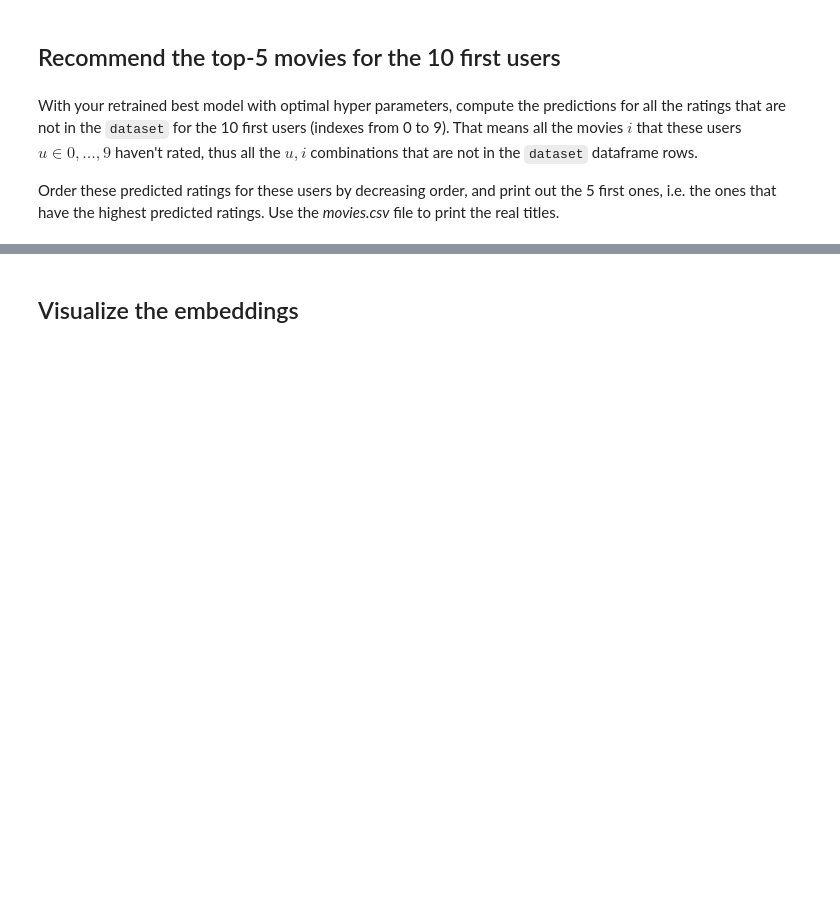
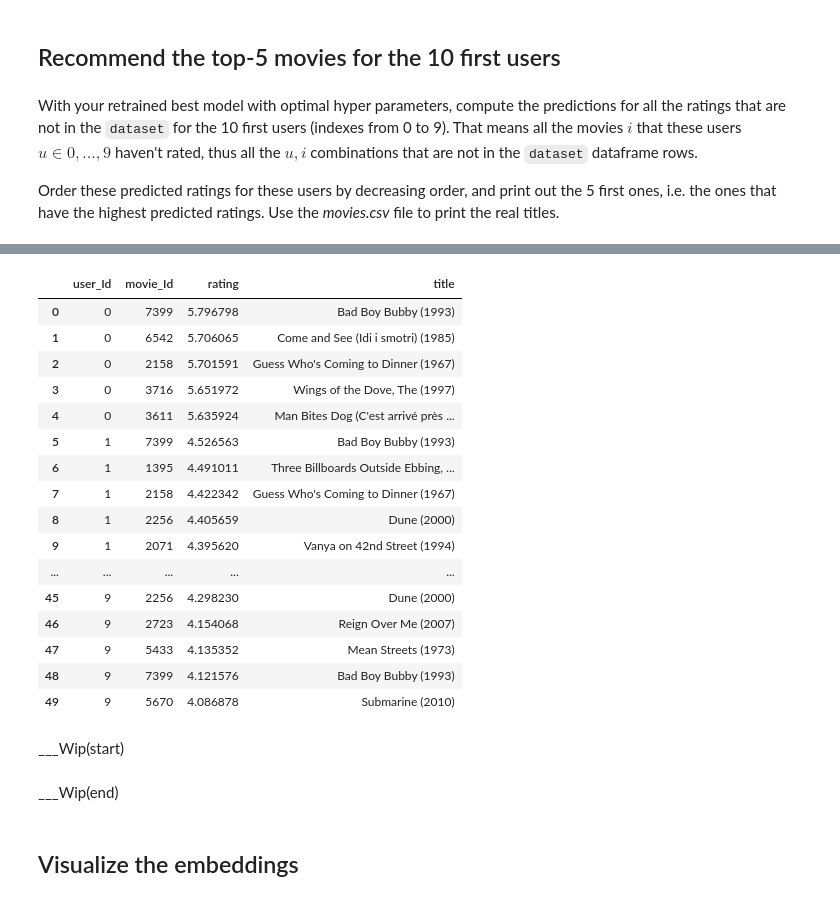
Before and after one commit to eusoumarkinhoz/ML4, a Jupyter notebook: ML4_recommender_systems/notebooks/Machine_Learning_4_Recommender_Systems.ipynb, the cells around one changed output, grey strips where cells are left out. Drawn from its saved outputs; the diff is of its cells as text; code cells hidden in the pictures; blank space fills up the shorter version.

```diff
--- a/ML4_recommender_systems/notebooks/Machine_Learning_4_Recommender_Systems.ipynb
+++ b/ML4_recommender_systems/notebooks/Machine_Learning_4_Recommender_Systems.ipynb
@@ -932,7 +869,37 @@ def get_top5_for_user(model, user_id, dataset):
         five_best_ratings : list : The corresponding five ratings
     """
 
-    #TOFILL
 
 
+    seen_movies = dataset[dataset["userId"] == user_id].movieId
+    all_movie_ids = list(range(nb_movies))
+    unseen_movies = np.array(list(set(all_movie_ids) - set(seen_movies)))
+
+    user_id_array = np.full(unseen_movies.size, user_id)
+    predictions = model.predict([user_id_array,unseen_movies])
+    best_ratings = predictions.flatten().tolist()
+    #best_ratings_sorted = sorted(best_ratings, reverse=True)
+    #five_best_ratings = best_ratings_sorted[:5]
+
+
+    df = pd.DataFrame({'movieId': unseen_movies,'predicted_rating': best_ratings})
+    df = df.sort_values(by='predicted_rating', ascending=False)
+
+    five_best_movie_ids = df['movieId'].head(5).to_list()
+
+    five_best_ratings=df['predicted_rating'].head(5).to_list()
+
     return five_best_movie_ids, five_best_ratings
+# %%
+results_list = []
+for user_id in range(10):
+    r, t = get_top5_for_user(best_model, user_id, dataset)
+    results_list.append((user_id, r, t))
+
+df_list = []
+for result in results_list:
+    index, user_ids, ratings = result
+    df = pd.DataFrame({'user_Id': [index] * len(user_ids), 'movie_Id': user_ids, 'rating': ratings})
+    df_list.append(df)
+
+final_df = pd.concat(df_list, ignore_index=True)
@@ -938,0 +921,3 @@ def get_top5_for_user(model, user_id, dataset):
+# %%
+dict_movies = dict(zip(df_movies['movieId'], df_movies['title']))
+inv_movie_id_map = { v : k for k,v in movie_ids_map.items()}
@@ -939,3 +964,29 @@ def get_top5_for_user(model, user_id, dataset):
+# %%
+final_df['title'] = final_df['movie_Id'].map(inv_movie_id_map).map(dict_movies)
+# %%
+final_df
+# %% [output]
+|  | user_Id | movie_Id | rating | title |
+| 0 | 0 | 7399 | 5.796798 | Bad Boy Bubby (1993) |
+| 1 | 0 | 6542 | 5.706065 | Come and See (Idi i smotri) (1985) |
+| 2 | 0 | 2158 | 5.701591 | Guess Who's Coming to Dinner (1967) |
+| 3 | 0 | 3716 | 5.651972 | Wings of the Dove, The (1997) |
+| 4 | 0 | 3611 | 5.635924 | Man Bites Dog (C'est arrivé près ... |
+| 5 | 1 | 7399 | 4.526563 | Bad Boy Bubby (1993) |
+| 6 | 1 | 1395 | 4.491011 | Three Billboards Outside Ebbing, ... |
+| 7 | 1 | 2158 | 4.422342 | Guess Who's Coming to Dinner (1967) |
+| 8 | 1 | 2256 | 4.405659 | Dune (2000) |
+| 9 | 1 | 2071 | 4.395620 | Vanya on 42nd Street (1994) |
+| ... | ... | ... | ... | ... |
+| 45 | 9 | 2256 | 4.298230 | Dune (2000) |
+| 46 | 9 | 2723 | 4.154068 | Reign Over Me (2007) |
+| 47 | 9 | 5433 | 4.135352 | Mean Streets (1973) |
+| 48 | 9 | 7399 | 4.121576 | Bad Boy Bubby (1993) |
+| 49 | 9 | 5670 | 4.086878 | Submarine (2010) |
+# %% [markdown]
+___Wip(start)
+# %% [markdown]
+___Wip(end)
 # %%
 #TOFILL
 # %% [markdown]
```
Also changed, not shown: parts of 27 cells of this notebook.
